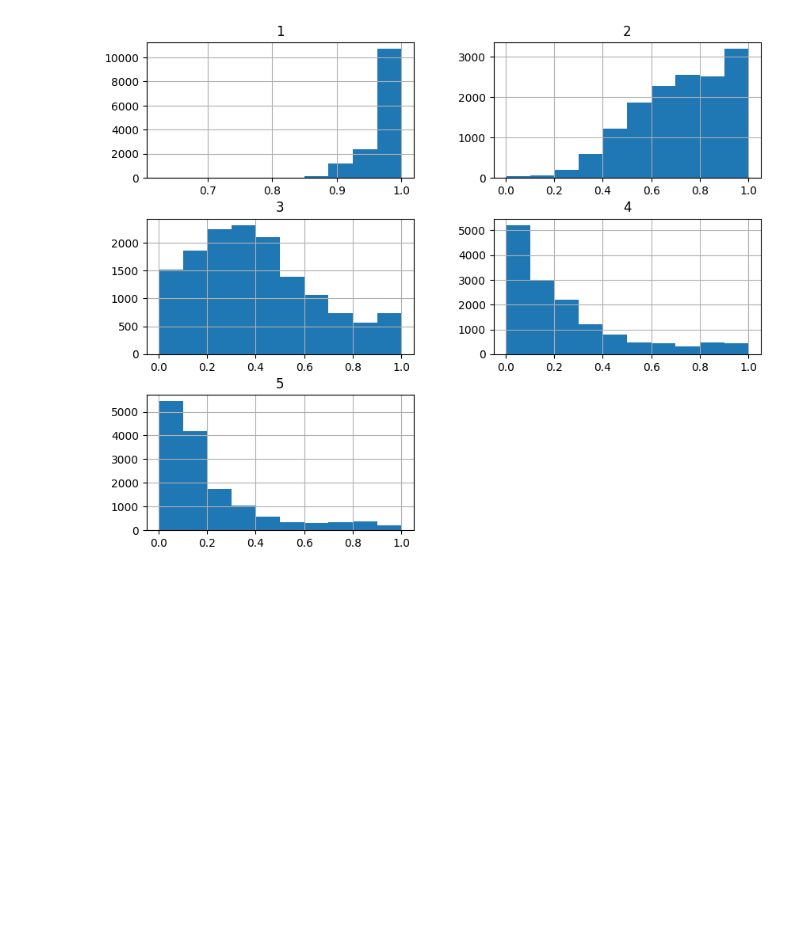
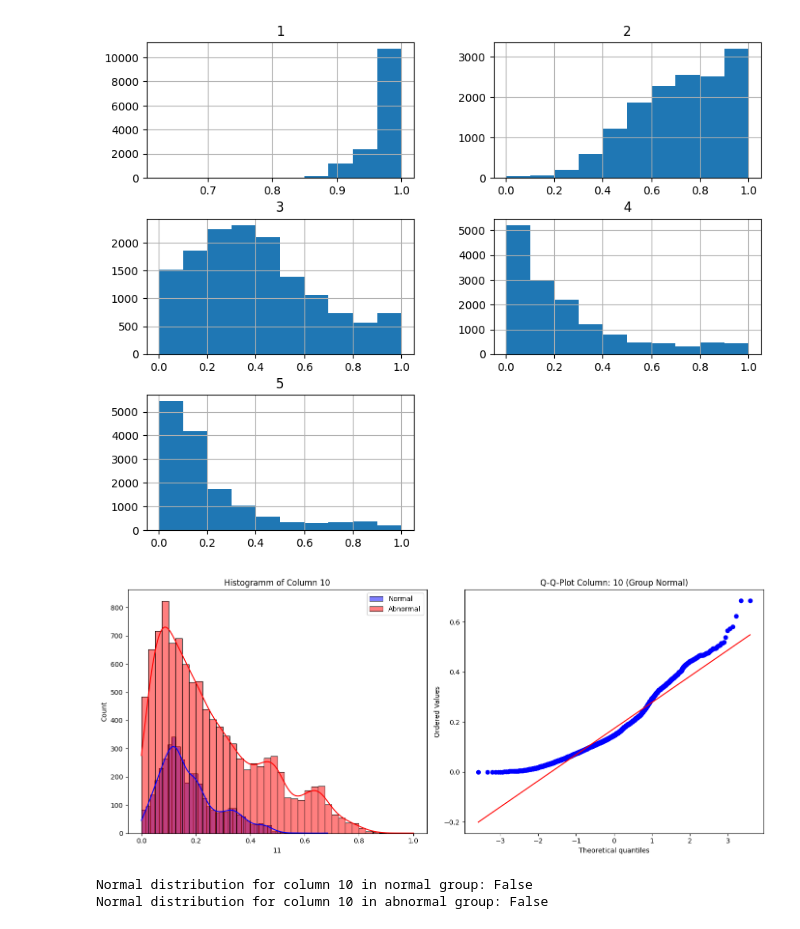
Before and after one commit to tubetraveller/heartbeat_dst, a Jupyter notebook: ptbdb_exploration_notebook.ipynb, the cells around one changed output. Drawn from its saved outputs; the diff is of its cells as text; code cells hidden in the pictures; blank space fills up the shorter version.

```diff
--- a/ptbdb_exploration_notebook.ipynb
+++ b/ptbdb_exploration_notebook.ipynb
@@ -129,3 +129,52 @@ ptbdb_comb_df.iloc[:, :5].hist(figsize=(10, 8))
 plt.show()
 # %% [output]
 [figure]
+# %%
+# Normal-Distribution of the variables? - Visual
+
+X = ptbdb_comb_df.iloc[:, :-1]
+y = ptbdb_comb_df.iloc[:, -1]
+normal = X[y == 0]
+abnormal = X[y == 1]
+
+plt.figure(figsize=(14, 6))
+
+# Choose Column to Check:
+column = 10
+
+plt.subplot(1, 2, 1)
+sns.histplot(normal.iloc[:, column], kde=True, color='blue', label='Normal')
+sns.histplot(abnormal.iloc[:, column], kde=True, color='red', label='Abnormal')
+plt.legend()
+plt.title(f'Histogramm of Column {column}')
+
+plt.subplot(1, 2, 2)
+stats.probplot(normal.iloc[:, column], dist="norm", plot=plt)
+plt.title(f'Q-Q-Plot Column: {column} (Group Normal)')
+
+plt.tight_layout()
+plt.show()
+# %% [output]
+[figure, added]
+# %%
+# Check for normal Distribution with Shapiro-Wilk-Test:
+
+# Choose Column to Check:
+column = 10
+
+def check_normality(data, alpha=0.05):
+    stat, p = stats.kstest(data, 'norm', args=(data.mean(), data.std()))
+    if p > alpha:
+        return True  # Data is normal ditributed
+    else:
+        return False # Date ist not normal distributed
+
+# Überprüfung der Normalverteilung für die erste Spalte (kann für andere Spalten wiederholt werden)
+is_normal_normal_group = check_normality(normal.iloc[:, column])
+is_normal_abnormal_group = check_normality(abnormal.iloc[:, column])
+
+print(f'Normal distribution for column {column} in normal group: {is_normal_normal_group}')
+print(f'Normal distribution for column {column} in abnormal group: {is_normal_abnormal_group}')
+# %% [output]
+Normal distribution for column 10 in normal group: False
+Normal distribution for column 10 in abnormal group: False
```
Also changed, not shown: parts of 3 cells of this notebook, 1 other file.
